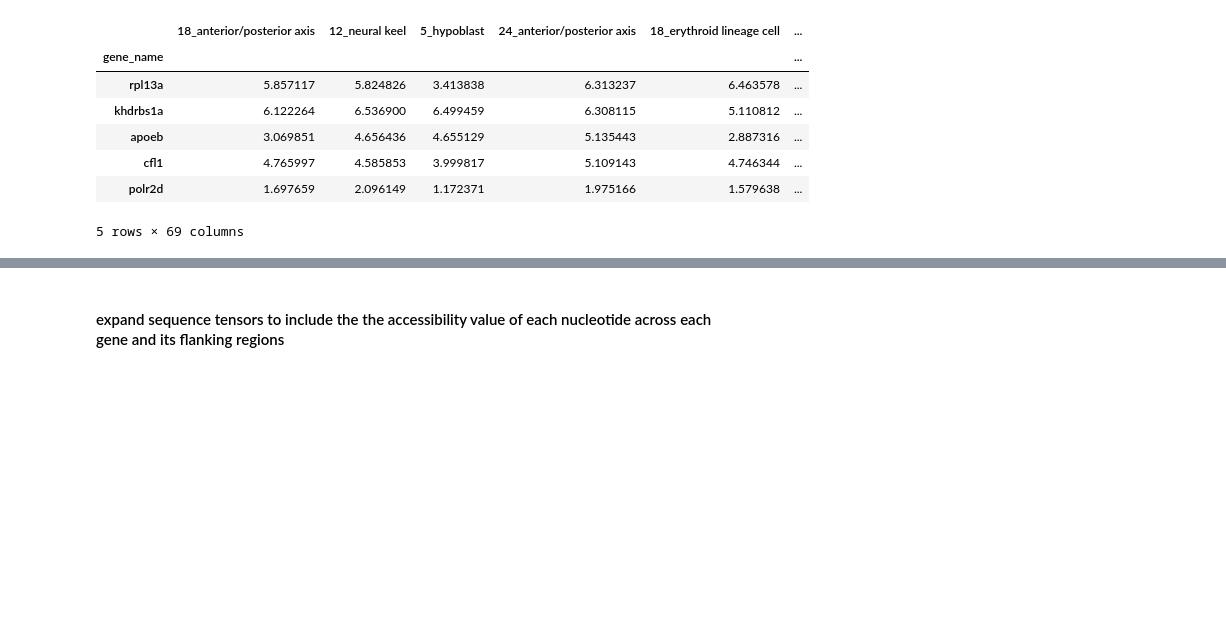
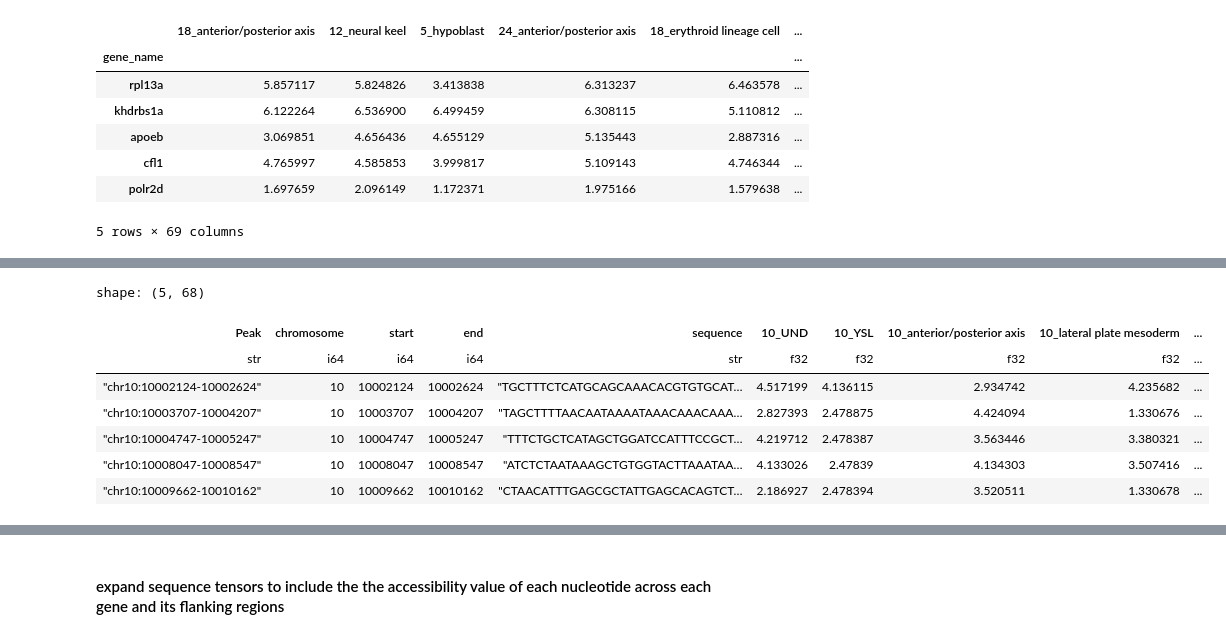
Before and after one commit to mourouzidou/zebrafish_development, a Jupyter notebook: notebooks/create_train_data.ipynb, the cells around one changed output, grey strips where cells are left out. Drawn from its saved outputs; the diff is of its cells as text; code cells hidden in the pictures; blank space fills up the shorter version.

Commit message:
first edit to create expanded multichannel tensors ATAC and RNA

```diff
--- a/notebooks/create_train_data.ipynb
+++ b/notebooks/create_train_data.ipynb
@@ -419,0 +588,14 @@ rna_with_seq_b1ka500 = preprocess.add_sequences_to_rna(
+# %%
+# keep only the pseudobulks - columns that are also present in rna_embryo
+pseudobulk_cols = [col for col in embryo_cpm_l1_q1.columns if col in rna_embryo.columns]
+emb_atac_l1q1 = embryo_cpm_l1_q1.select(['Peak', 'chromosome', 'start', 'end', 'sequence'] + pseudobulk_cols)
+emb_atac_l1q1.head()
+# %% [output]
+shape: (5, 68)
+| Peak | chromosome | start | end | sequence | 10_UND | 10_YSL | 10_anterior/posterior axis | 10_lateral plate mesoderm | ... |
+| str | i64 | i64 | i64 | str | f32 | f32 | f32 | f32 | ... |
+| "chr10:10002124-10002624" | 10 | 10002124 | 10002624 | "TGCTTTCTCATGCAGCAAACACGTGTGCAT… | 4.517199 | 4.136115 | 2.934742 | 4.235682 | ... |
+| "chr10:10003707-10004207" | 10 | 10003707 | 10004207 | "TAGCTTTTAACAATAAAATAAACAAACAAA… | 2.827393 | 2.478875 | 4.424094 | 1.330676 | ... |
+| "chr10:10004747-10005247" | 10 | 10004747 | 10005247 | "TTTCTGCTCATAGCTGGATCCATTTCCGCT… | 4.219712 | 2.478387 | 3.563446 | 3.380321 | ... |
+| "chr10:10008047-10008547" | 10 | 10008047 | 10008547 | "ATCTCTAATAAAGCTGTGGTACTTAAATAA… | 4.133026 | 2.47839 | 4.134303 | 3.507416 | ... |
+| "chr10:10009662-10010162" | 10 | 10009662 | 10010162 | "CTAACATTTGAGCGCTATTGAGCACAGTCT… | 2.186927 | 2.478394 | 3.520511 | 1.330678 | ... |
```
Also changed, not shown: parts of 16 cells of this notebook, 2 other files.
